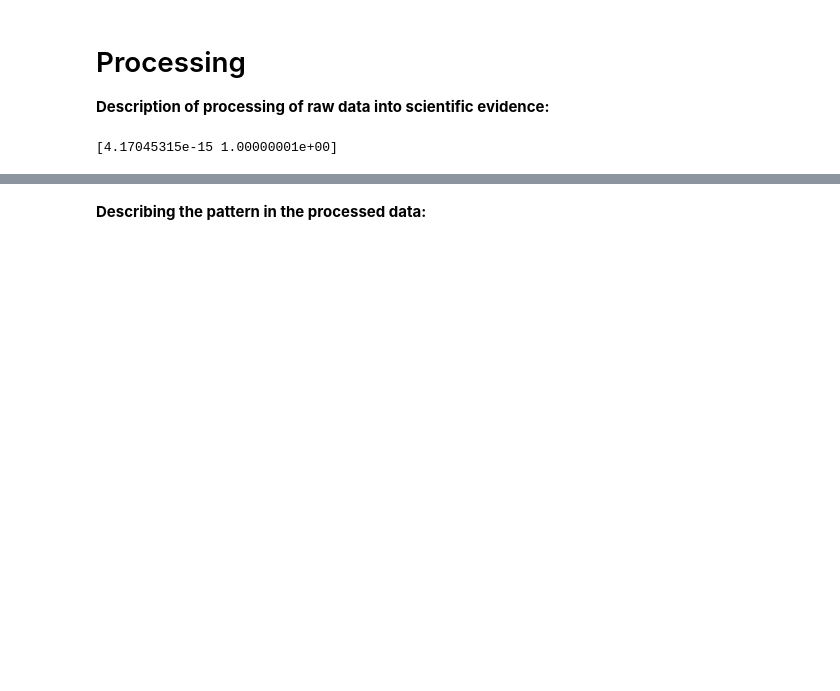
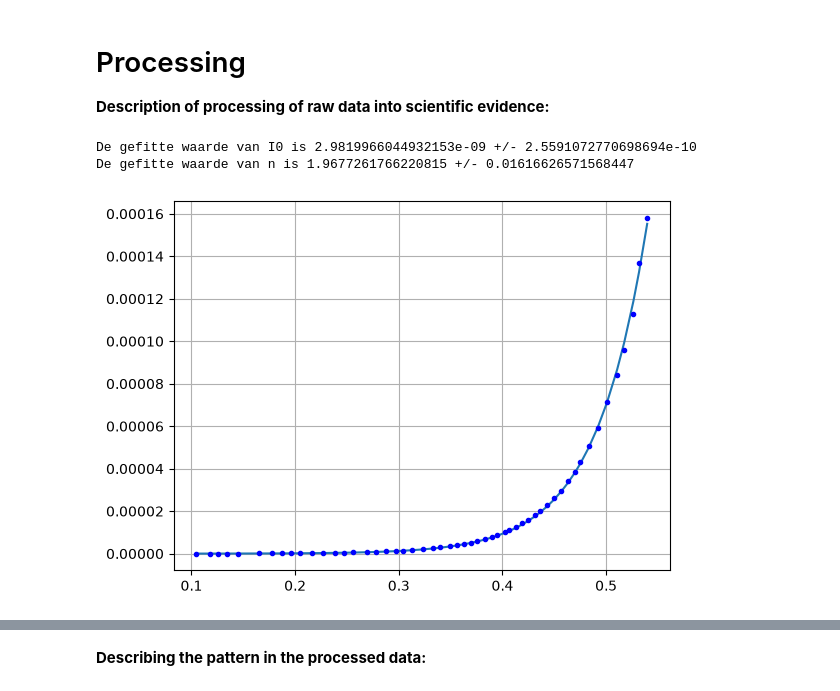
Before and after one commit to ninairis/ip-2-thermo, a Jupyter notebook: BM_labjournaal.ipynb, the cells around one changed output, grey strips where cells are left out. Saved outputs shown, nothing was run; the diff lists cells and outputs as text; code cells hidden in the pictures; blank space fills up the shorter version.

```diff
--- a/BM_labjournaal.ipynb
+++ b/BM_labjournaal.ipynb
@@ -111,15 +81,23 @@ print(U_diode, I_diode)
 **Description of processing of raw data into scientific evidence:**
 # %%
 #met curvefit de waarde van n en I0 bepalen
+
 q = -1.602*10**-19
 k_B = 1.380649*10**-23
 T = 293
 
-def boltzmann(U_diode,I0,n):
+def boltzmann_cf(U_diode,I0,n):
     exponent = (-q*U_diode)/(n*k_B*T)
     return I0*(np.exp(exponent)-1)
 
-popt, pcov = curve_fit(boltzmann, U_diode, I_diode)
-print(popt)
+popt, pcov = curve_fit(boltzmann_cf, U_diode, I_diode, p0=[100^-9,2])
+perr = np.sqrt(np.diag(pcov))
+
+I0 = popt[0]
+n = popt[1]
+
+print(f'De gefitte waarde van I0 is {popt[0]} +/- {perr[0]}')
+print(f'De gefitte waarde van n is {popt[1]} +/- {perr[1]}')
 # %% [output]
-[4.17045315e-15 1.00000001e+00]
+De gefitte waarde van I0 is 2.9819966044932153e-09 +/- 2.5591072770698694e-10
+De gefitte waarde van n is 1.9677261766220815 +/- 0.01616626571568447
@@ -129,0 +104,14 @@ print(popt)
+# %%
+#de gefitte functie vergelijken met de data
+
+def boltzmann(U_diode):
+    exponent = (-q*U_diode)/(n*k_B*T)
+    return I0*(np.exp(exponent)-1)
+
+plt.figure()
+plt.grid()
+plt.plot(U_diode,boltzmann(U_diode))
+plt.plot(U_diode,I_diode,'b.')
+plt.show()
+# %% [output]
+[figure, added]
```
Also changed, not shown: parts of 9 cells of this notebook.
